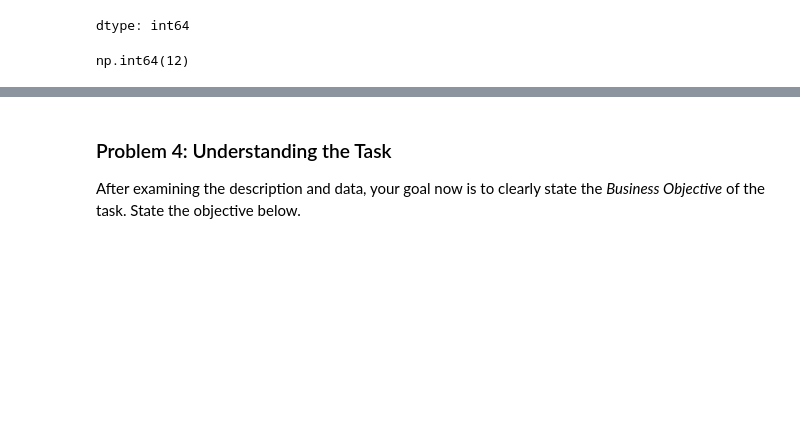
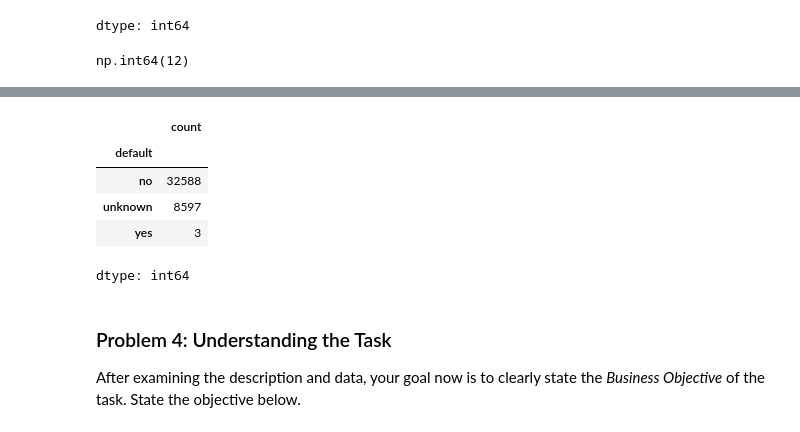
Before and after one commit to anthonyfeaster/UCB-AIML, a Jupyter notebook: Practical-3/prompt_III.ipynb, the cells around one changed output, grey strips where cells are left out. Drawn from its saved outputs; the diff is of its cells as text; code cells hidden in the pictures; blank space fills up the shorter version.

```diff
--- a/Practical-3/prompt_III.ipynb
+++ b/Practical-3/prompt_III.ipynb
@@ -164,0 +185,9 @@ np.int64(12)
+# %%
+bank['default'].value_counts()
+# %% [output]
+|  | count |
+| default |  |
+| no | 32588 |
+| unknown | 8597 |
+| yes | 3 |
+dtype: int64
```
Also changed, not shown: parts of 5 cells of this notebook.
